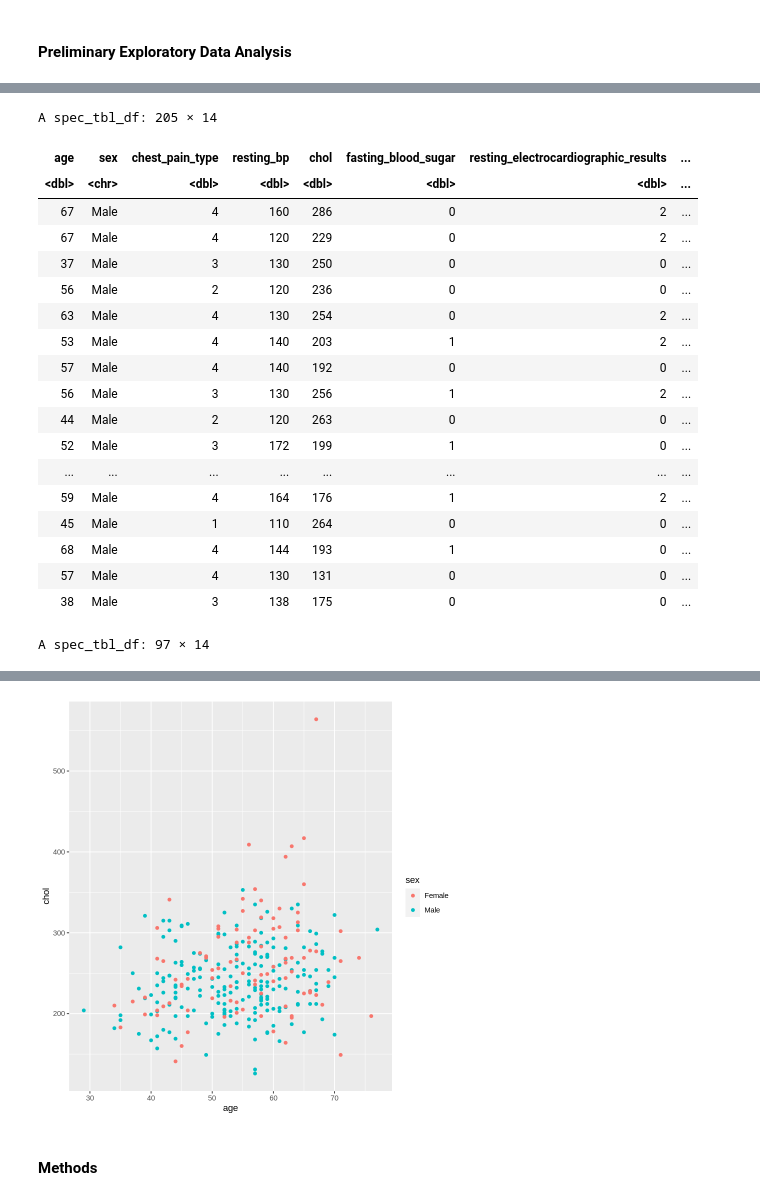
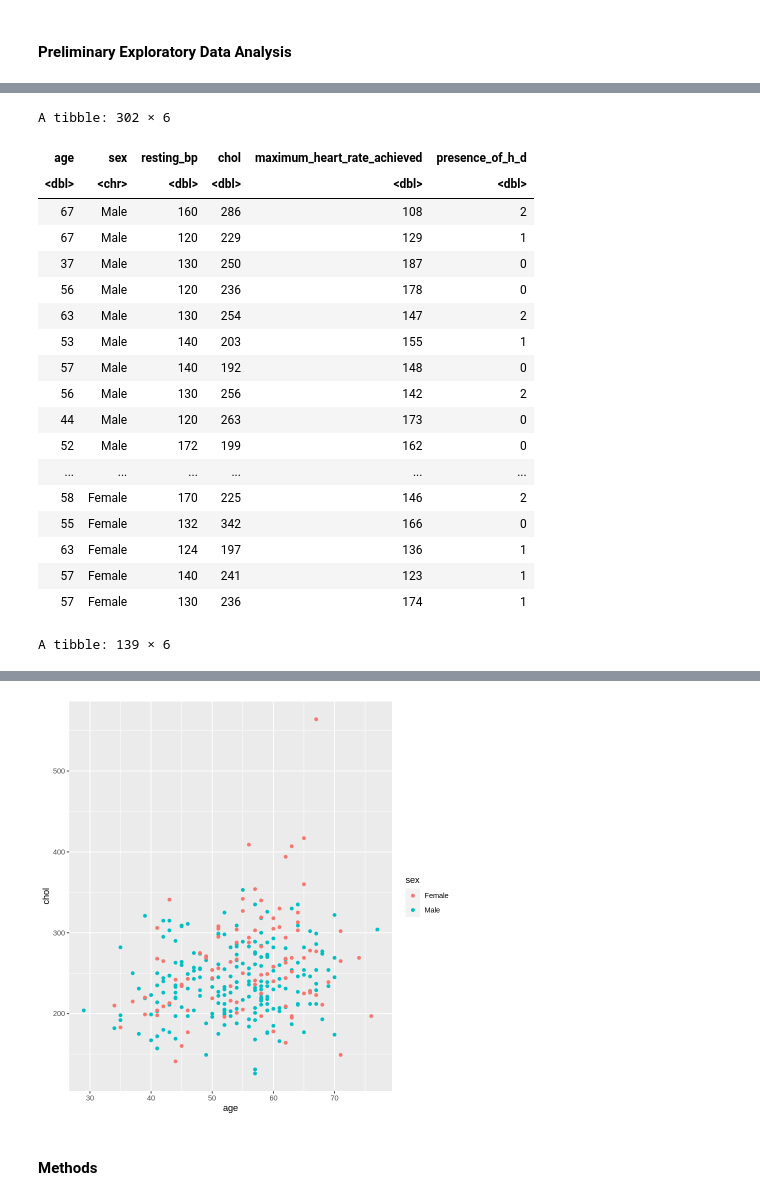
Before and after one commit to daphnetian/dsci-100-group-project, a Jupyter notebook: DSCI Project Proposal.ipynb, the cells around one changed output, grey strips where cells are left out. Saved outputs shown, nothing was run; the diff lists cells and outputs as text; code cells hidden in the pictures.

```diff
--- a/DSCI Project Proposal.ipynb
+++ b/DSCI Project Proposal.ipynb
@@ -62,41 +43,51 @@ A spec_tbl_df: 302 × 14
 # %%
 male <- heart_disease_data  %>%
 filter(sex == 1) %>%
 mutate(sex = "Male")
-male
 
 female <- heart_disease_data %>%
 filter(sex == 0) %>%
 mutate(sex = "Female")
-female
 
 heart_disease_data <- rbind(male, female)
+heart_disease_data <- heart_disease_data %>%
+select(-chest_pain_type, -fasting_blood_sugar, -resting_electrocardiographic_results, -exercise_induced_angina, -oldpeak, -slope, -thal, -ca)
 
+heart_disease_data
+heart_disease_data_0<-heart_disease_data %>%
+filter(presence_of_h_d == 0)
+
+heart_disease_data_1<-heart_disease_data %>%
+filter(presence_of_h_d > 0) %>%
+mutate(presence_of_h_d = 1)
+heart_disease_data_1
+
+# heart_disease_data<-rbind(heart_disease_data_0, heart_disease_data_1)
 # heart_disease_data
 
 my_plot<- heart_disease_data %>%
        ggplot(aes(x = age, y = chol, color = sex)) +
        geom_point()
 
 my_plot
 # %% [output]
-A spec_tbl_df: 205 × 14
+A tibble: 302 × 6
-| age | sex | chest_pain_type | resting_bp | chol | fasting_blood_sugar | resting_electrocardiographic_results | ... |
-| <dbl> | <chr> | <dbl> | <dbl> | <dbl> | <dbl> | <dbl> | ... |
-| 67 | Male | 4 | 160 | 286 | 0 | 2 | ... |
-| 67 | Male | 4 | 120 | 229 | 0 | 2 | ... |
-| 37 | Male | 3 | 130 | 250 | 0 | 0 | ... |
-| 56 | Male | 2 | 120 | 236 | 0 | 0 | ... |
-| 63 | Male | 4 | 130 | 254 | 0 | 2 | ... |
-| 53 | Male | 4 | 140 | 203 | 1 | 2 | ... |
-| 57 | Male | 4 | 140 | 192 | 0 | 0 | ... |
-| 56 | Male | 3 | 130 | 256 | 1 | 2 | ... |
-| 44 | Male | 2 | 120 | 263 | 0 | 0 | ... |
-| 52 | Male | 3 | 172 | 199 | 1 | 0 | ... |
-| ... | ... | ... | ... | ... | ... | ... | ... |
-| 59 | Male | 4 | 164 | 176 | 1 | 2 | ... |
-| 45 | Male | 1 | 110 | 264 | 0 | 0 | ... |
-| 68 | Male | 4 | 144 | 193 | 1 | 0 | ... |
-| 57 | Male | 4 | 130 | 131 | 0 | 0 | ... |
-| 38 | Male | 3 | 138 | 175 | 0 | 0 | ... |
+| age | sex | resting_bp | chol | maximum_heart_rate_achieved | presence_of_h_d |
+| <dbl> | <chr> | <dbl> | <dbl> | <dbl> | <dbl> |
+| 67 | Male | 160 | 286 | 108 | 2 |
+| 67 | Male | 120 | 229 | 129 | 1 |
+| 37 | Male | 130 | 250 | 187 | 0 |
+| 56 | Male | 120 | 236 | 178 | 0 |
+| 63 | Male | 130 | 254 | 147 | 2 |
+| 53 | Male | 140 | 203 | 155 | 1 |
+| 57 | Male | 140 | 192 | 148 | 0 |
+| 56 | Male | 130 | 256 | 142 | 2 |
+| 44 | Male | 120 | 263 | 173 | 0 |
+| 52 | Male | 172 | 199 | 162 | 0 |
+| ... | ... | ... | ... | ... | ... |
+| 58 | Female | 170 | 225 | 146 | 2 |
+| 55 | Female | 132 | 342 | 166 | 0 |
+| 63 | Female | 124 | 197 | 136 | 1 |
+| 57 | Female | 140 | 241 | 123 | 1 |
+| 57 | Female | 130 | 236 | 174 | 1 |
-A spec_tbl_df: 97 × 14
+A tibble: 139 × 6
```
Also changed, not shown: parts of 2 cells of this notebook.
